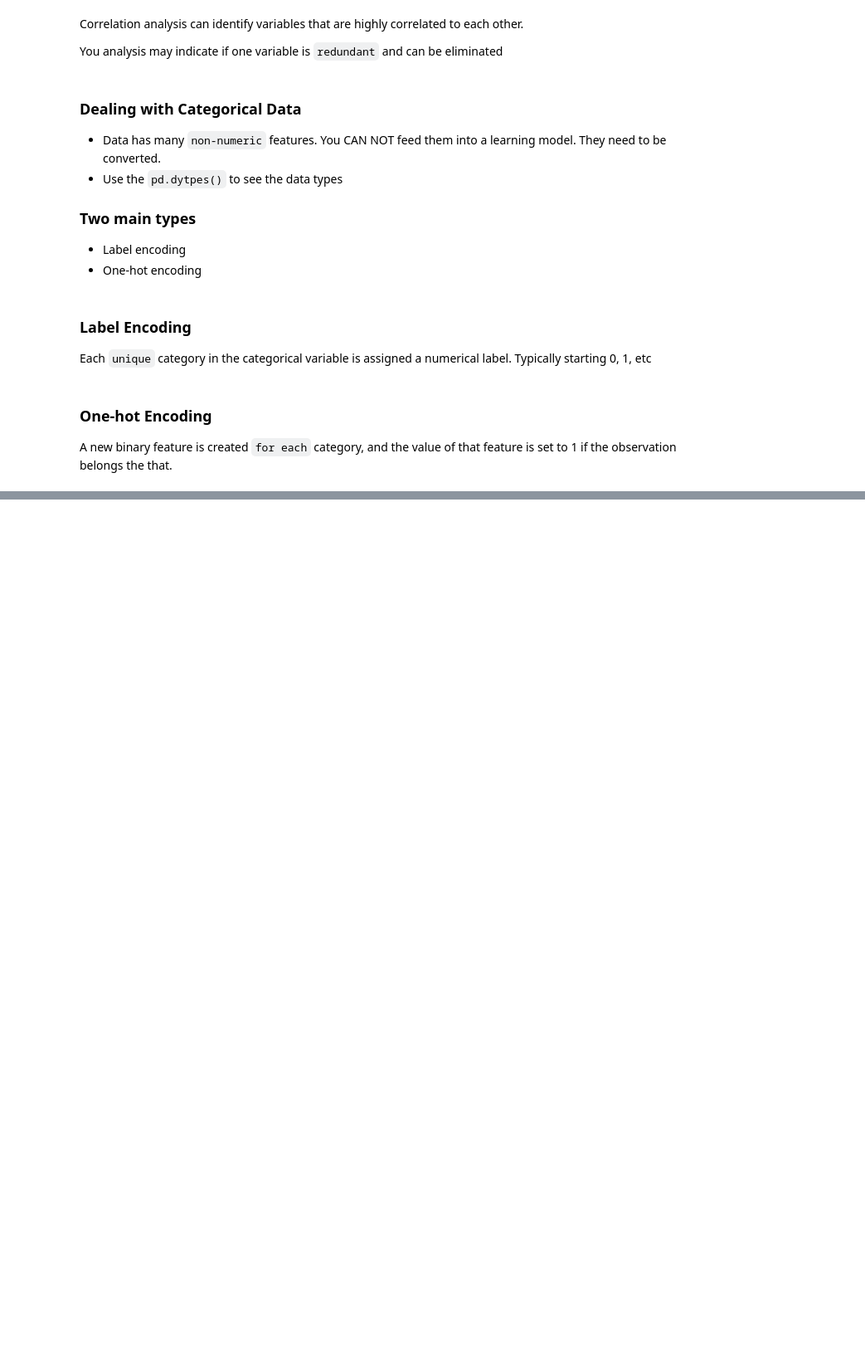
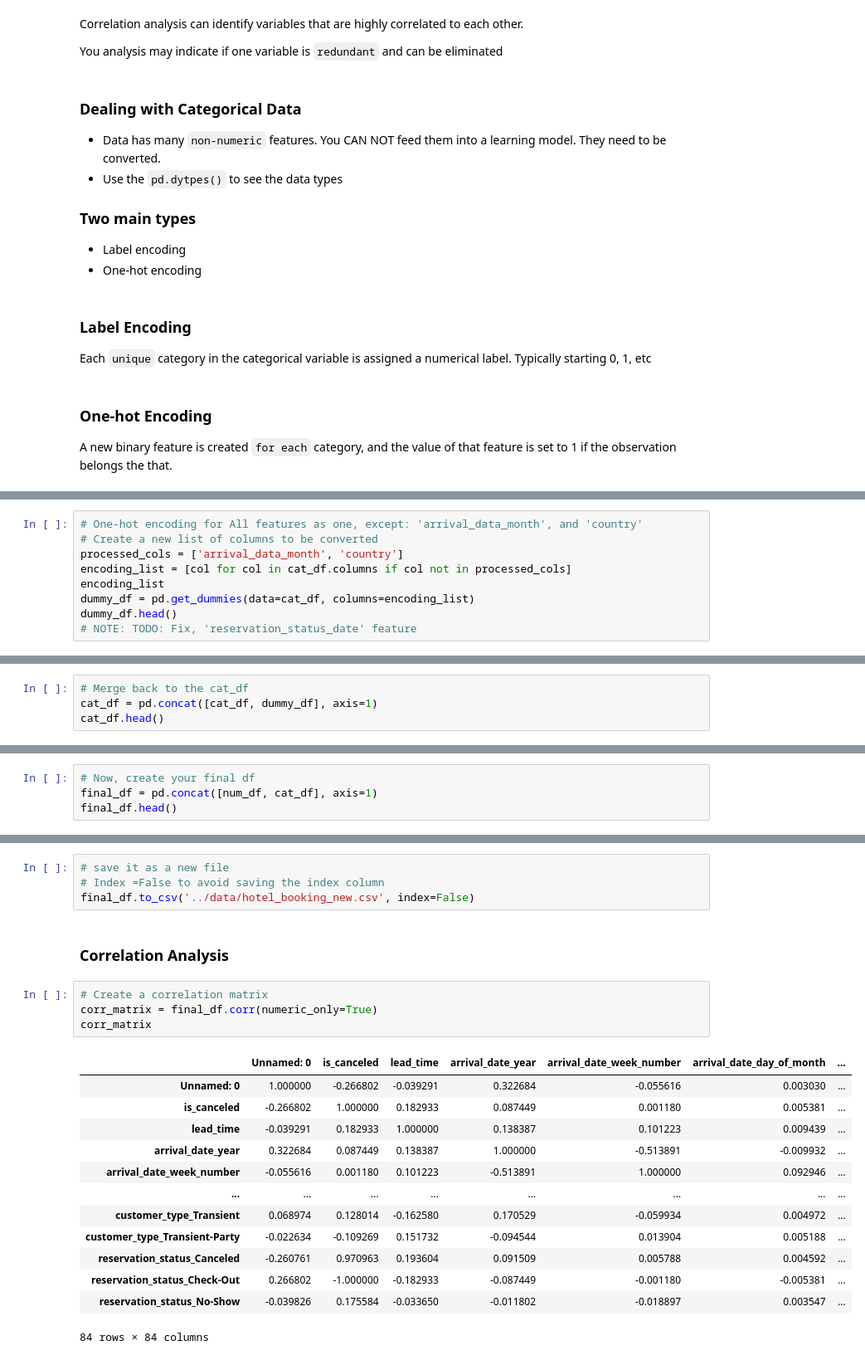
Before and after one commit to CS4580/my-notes-TJEgbert, a Jupyter notebook: module4/correrlation_analysis.ipynb, the cells around one changed output, grey strips where cells are left out. Shown at 83% size. Saved outputs shown, nothing was run; the diff lists cells and outputs as text; blank space fills up the shorter version.

```diff
--- a/module4/correrlation_analysis.ipynb
+++ b/module4/correrlation_analysis.ipynb
@@ -48,0 +150,9 @@ A new binary feature is created `for each` category, and the value of that featu
+# %%
+# One-hot encoding for All features as one, except: 'arrival_data_month', and 'country'
+# Create a new list of columns to be converted
+processed_cols = ['arrival_data_month', 'country']
+encoding_list = [col for col in cat_df.columns if col not in processed_cols]
+encoding_list
+dummy_df = pd.get_dummies(data=cat_df, columns=encoding_list)
+dummy_df.head()
+# NOTE: TODO: Fix, 'reservation_status_date' feature
@@ -48,0 +167,4 @@ A new binary feature is created `for each` category, and the value of that featu
+# %%
+# Merge back to the cat_df
+cat_df = pd.concat([cat_df, dummy_df], axis=1)
+cat_df.head()
@@ -48,0 +197,4 @@ A new binary feature is created `for each` category, and the value of that featu
+# %%
+# Now, create your final df
+final_df = pd.concat([num_df, cat_df], axis=1)
+final_df.head()
@@ -48,0 +209,24 @@ A new binary feature is created `for each` category, and the value of that featu
+# %%
+# save it as a new file
+# Index =False to avoid saving the index column
+final_df.to_csv('../data/hotel_booking_new.csv', index=False)
+# %% [markdown]
+### Correlation Analysis
+# %%
+# Create a correlation matrix
+corr_matrix = final_df.corr(numeric_only=True)
+corr_matrix
+# %% [output]
+|  | Unnamed: 0 | is_canceled | lead_time | arrival_date_year | arrival_date_week_number | arrival_date_day_of_month | ... |
+| Unnamed: 0 | 1.000000 | -0.266802 | -0.039291 | 0.322684 | -0.055616 | 0.003030 | ... |
+| is_canceled | -0.266802 | 1.000000 | 0.182933 | 0.087449 | 0.001180 | 0.005381 | ... |
+| lead_time | -0.039291 | 0.182933 | 1.000000 | 0.138387 | 0.101223 | 0.009439 | ... |
+| arrival_date_year | 0.322684 | 0.087449 | 0.138387 | 1.000000 | -0.513891 | -0.009932 | ... |
+| arrival_date_week_number | -0.055616 | 0.001180 | 0.101223 | -0.513891 | 1.000000 | 0.092946 | ... |
+| ... | ... | ... | ... | ... | ... | ... | ... |
+| customer_type_Transient | 0.068974 | 0.128014 | -0.162580 | 0.170529 | -0.059934 | 0.004972 | ... |
+| customer_type_Transient-Party | -0.022634 | -0.109269 | 0.151732 | -0.094544 | 0.013904 | 0.005188 | ... |
+| reservation_status_Canceled | -0.260761 | 0.970963 | 0.193604 | 0.091509 | 0.005788 | 0.004592 | ... |
+| reservation_status_Check-Out | 0.266802 | -1.000000 | -0.182933 | -0.087449 | -0.001180 | -0.005381 | ... |
+| reservation_status_No-Show | -0.039826 | 0.175584 | -0.033650 | -0.011802 | -0.018897 | 0.003547 | ... |
+84 rows × 84 columns
```
Also changed, not shown: parts of 17 cells of this notebook, 1 other file.
